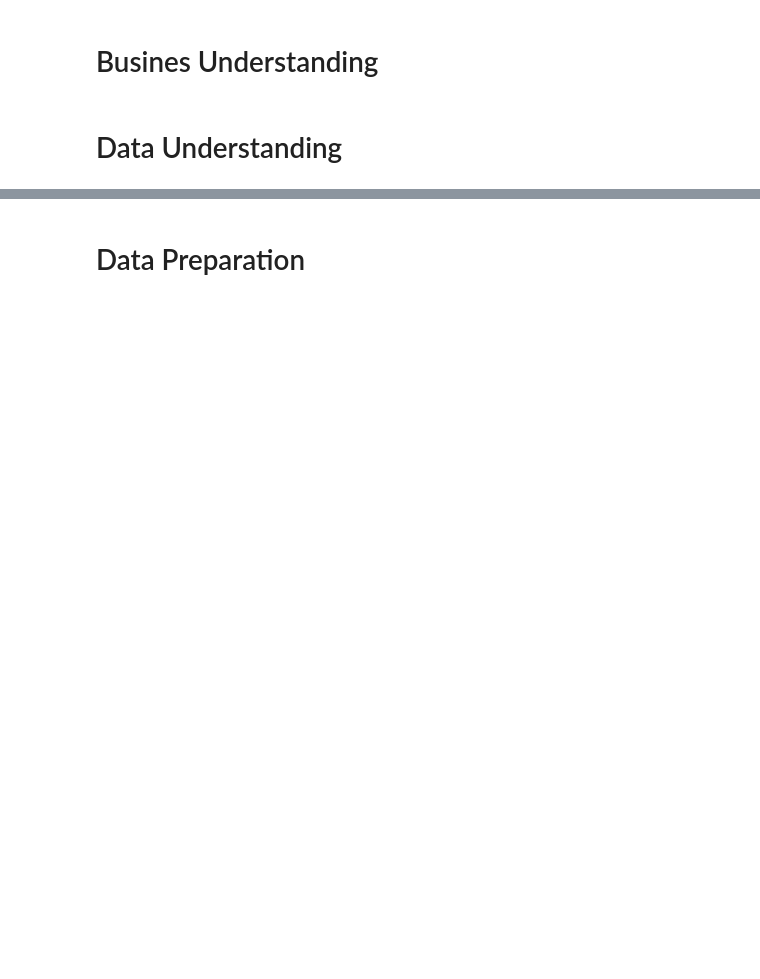
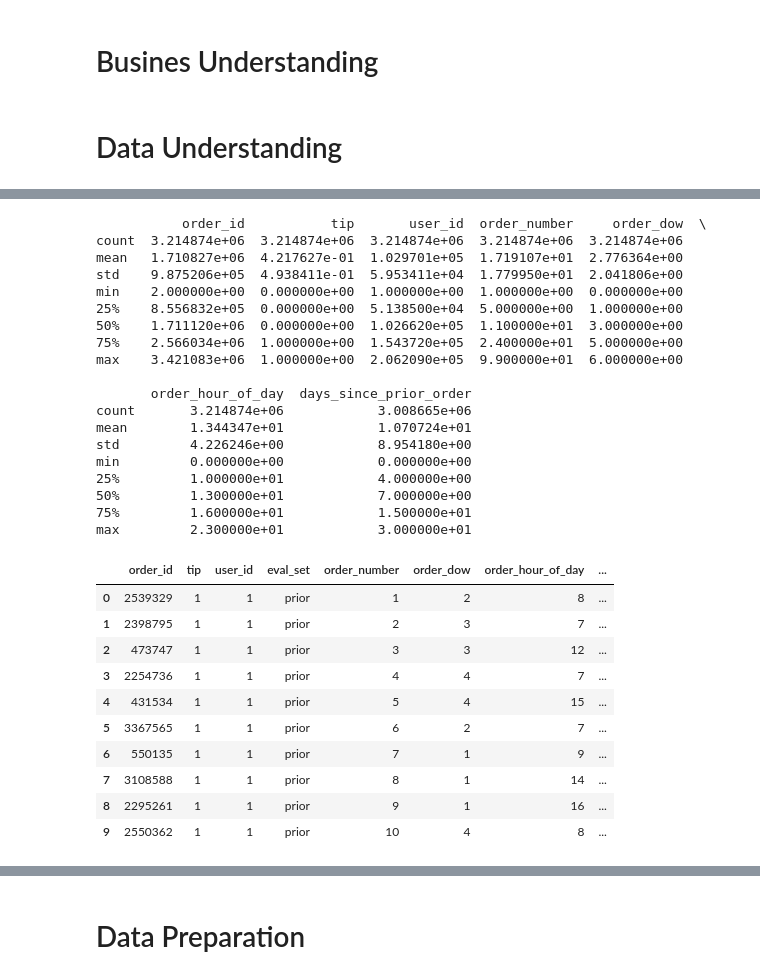
Before and after one commit to JonasHauth/Instacart-Tip-Prediction---Gruppe-6, a Jupyter notebook: Tip_Prediction_Instacart.ipynb, the cells around one changed output, grey strips where cells are left out. Drawn from its saved outputs; the diff is of its cells as text; code cells hidden in the pictures; blank space fills up the shorter version.

```diff
--- a/Tip_Prediction_Instacart.ipynb
+++ b/Tip_Prediction_Instacart.ipynb
@@ -88,0 +114,34 @@ Name: eval_set, dtype: int64
+# %%
+print(instacart_train.describe())
+instacart_train.head(10)
+# %% [output]
+           order_id           tip       user_id  order_number     order_dow  \
+count  3.214874e+06  3.214874e+06  3.214874e+06  3.214874e+06  3.214874e+06
+mean   1.710827e+06  4.217627e-01  1.029701e+05  1.719107e+01  2.776364e+00
+std    9.875206e+05  4.938411e-01  5.953411e+04  1.779950e+01  2.041806e+00
+min    2.000000e+00  0.000000e+00  1.000000e+00  1.000000e+00  0.000000e+00
+25%    8.556832e+05  0.000000e+00  5.138500e+04  5.000000e+00  1.000000e+00
+50%    1.711120e+06  0.000000e+00  1.026620e+05  1.100000e+01  3.000000e+00
+75%    2.566034e+06  1.000000e+00  1.543720e+05  2.400000e+01  5.000000e+00
+max    3.421083e+06  1.000000e+00  2.062090e+05  9.900000e+01  6.000000e+00
+
+       order_hour_of_day  days_since_prior_order
+count       3.214874e+06            3.008665e+06
+mean        1.344347e+01            1.070724e+01
+std         4.226246e+00            8.954180e+00
+min         0.000000e+00            0.000000e+00
+25%         1.000000e+01            4.000000e+00
+50%         1.300000e+01            7.000000e+00
+75%         1.600000e+01            1.500000e+01
+max         2.300000e+01            3.000000e+01
+|  | order_id | tip | user_id | eval_set | order_number | order_dow | order_hour_of_day | ... |
+| 0 | 2539329 | 1 | 1 | prior | 1 | 2 | 8 | ... |
+| 1 | 2398795 | 1 | 1 | prior | 2 | 3 | 7 | ... |
+| 2 | 473747 | 1 | 1 | prior | 3 | 3 | 12 | ... |
+| 3 | 2254736 | 1 | 1 | prior | 4 | 4 | 7 | ... |
+| 4 | 431534 | 1 | 1 | prior | 5 | 4 | 15 | ... |
+| 5 | 3367565 | 1 | 1 | prior | 6 | 2 | 7 | ... |
+| 6 | 550135 | 1 | 1 | prior | 7 | 1 | 9 | ... |
+| 7 | 3108588 | 1 | 1 | prior | 8 | 1 | 14 | ... |
+| 8 | 2295261 | 1 | 1 | prior | 9 | 1 | 16 | ... |
+| 9 | 2550362 | 1 | 1 | prior | 10 | 4 | 8 | ... |
```
Also changed, not shown: parts of 14 cells of this notebook, 2 other files.
